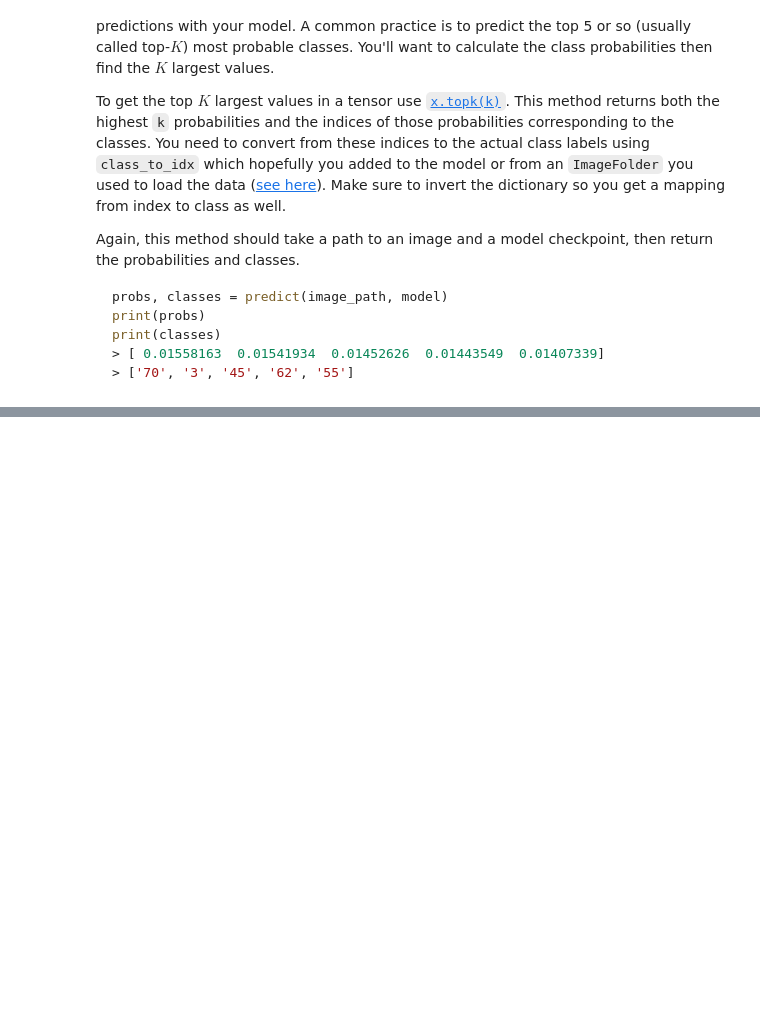
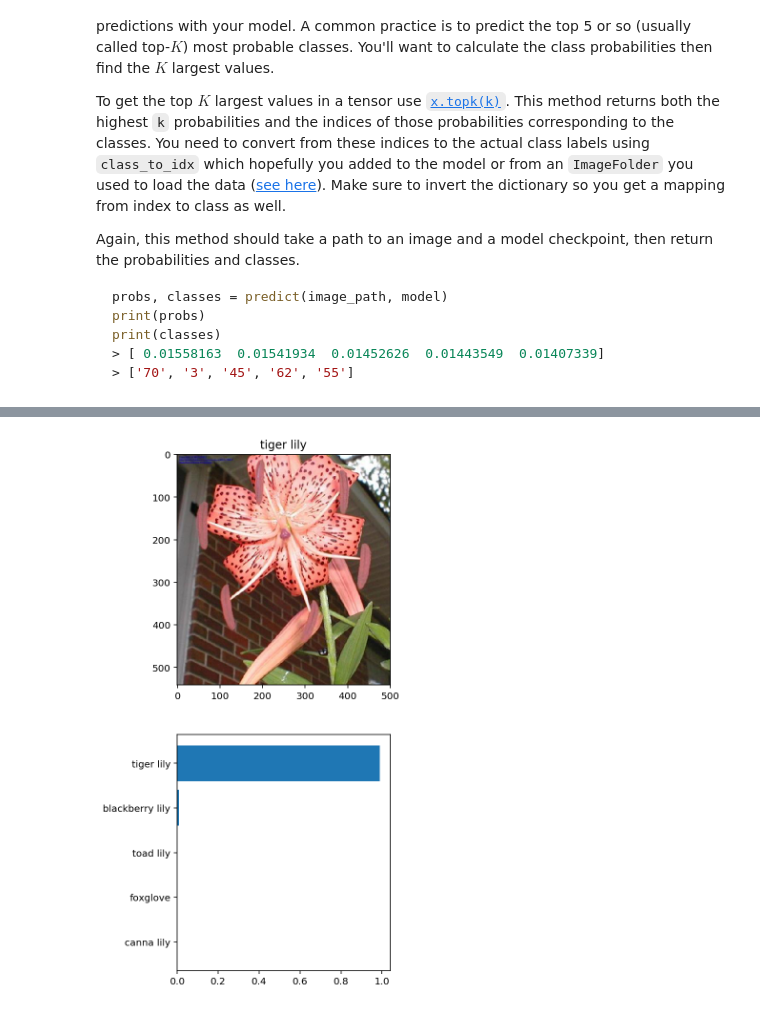
Before and after one commit to d88w/udacity_ml_deep_learning, a Jupyter notebook: project_image_classifier/PROJ_DL_image_classifier_flowers.ipynb, the cells around one changed output, grey strips where cells are left out. Drawn from its saved outputs; the diff is of its cells as text; code cells hidden in the pictures; blank space fills up the shorter version.

```diff
--- a/project_image_classifier/PROJ_DL_image_classifier_flowers.ipynb
+++ b/project_image_classifier/PROJ_DL_image_classifier_flowers.ipynb
@@ -363,0 +416,44 @@ You can convert from the class integer encoding to actual flower names with the
+# %%
+# TODO: Display an image along with the top 5 classes
+
+# Displaying image of flower
+
+# image_path = 'flowers/test/1/image_06743.jpg'
+# image_path = 'flowers/test/10/image_07090.jpg'
+# image_path = 'flowers/test/44/image_01502.jpg'
+# image_path = 'flowers/test/44/image_01578.jpg'
+# image_path = 'flowers/test/16/image_06670.jpg'
+# image_path = 'flowers/test/55/image_04740.jpg'
+image_path = 'flowers/test/6/image_07191.jpg'
+# image_path = 'flowers/test/11/image_03176.jpg'
+
+image = Image.open(image_path)
+
+# Loading the model
+device = torch.device("cuda:0" if torch.cuda.is_available() else "cpu") # Use CUDA if it's enabled
+vgg = torch.load('flowers_whole.pth')
+vgg.to(device)
+
+# Make predictions
+ps, classes = predict(image_path, vgg, topk=5)
+
+# Converting classes to names
+names = []
+for i in classes:
+    names += [cat_to_name[i]]
+
+# Plotting test image and predicted probabilites
+f, ax = plt.subplots(2,figsize = (4,10))
+
+ax[0].imshow(image)
+ax[0].set_title(names[0])
+
+y_names = np.arange(len(names))
+ax[1].barh(y_names, ps)
+ax[1].set_yticks(y_names)
+ax[1].set_yticklabels(names)
+ax[1].invert_yaxis()
+
+plt.show()
+# %% [output]
+[figure, added]
```
Also changed, not shown: parts of 7 cells of this notebook.
